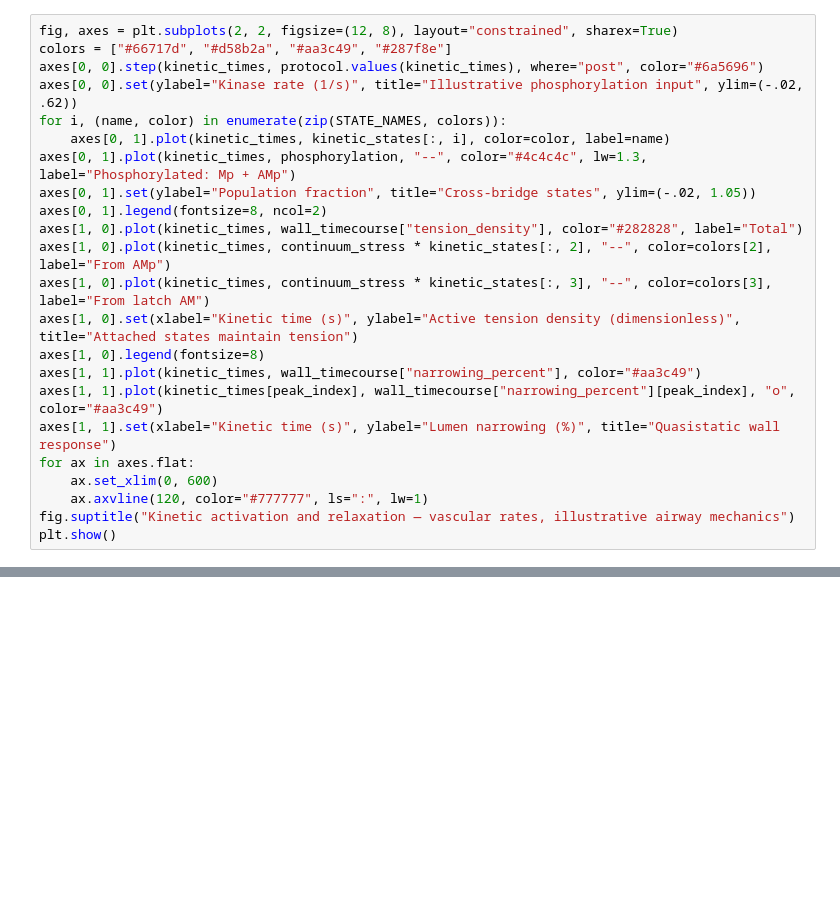
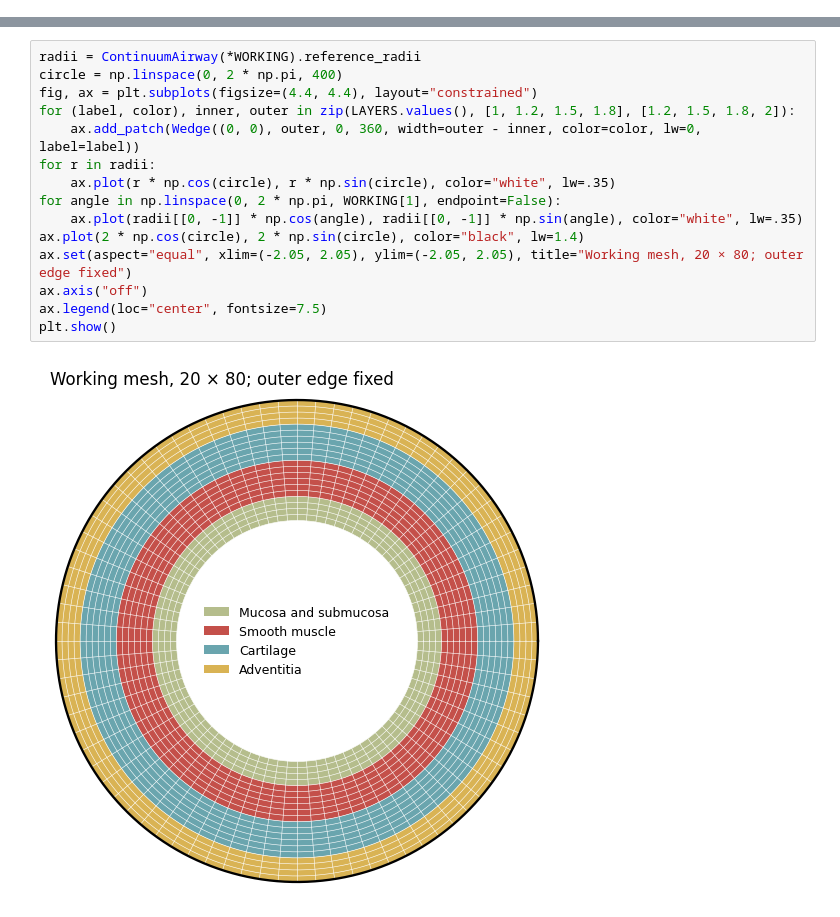
Before and after one commit to egbonjefri/airway_mechanobiology, a Jupyter notebook: backend/sim.ipynb, the cells around one changed output, grey strips where cells are left out. Cells and saved outputs as stored; diff of their text form; blank space fills up the shorter version.

```diff
--- a/backend/sim.ipynb
+++ b/backend/sim.ipynb
@@ -1882,23 +0,0 @@ Three kinetic snapshots pass the finest-mesh comparison; late 100 s tension rati
-# %%
-fig, axes = plt.subplots(2, 2, figsize=(12, 8), layout="constrained", sharex=True)
-colors = ["#66717d", "#d58b2a", "#aa3c49", "#287f8e"]
-axes[0, 0].step(kinetic_times, protocol.values(kinetic_times), where="post", color="#6a5696")
-axes[0, 0].set(ylabel="Kinase rate (1/s)", title="Illustrative phosphorylation input", ylim=(-.02, .62))
-for i, (name, color) in enumerate(zip(STATE_NAMES, colors)):
-    axes[0, 1].plot(kinetic_times, kinetic_states[:, i], color=color, label=name)
-axes[0, 1].plot(kinetic_times, phosphorylation, "--", color="#4c4c4c", lw=1.3, label="Phosphorylated: Mp + AMp")
-axes[0, 1].set(ylabel="Population fraction", title="Cross-bridge states", ylim=(-.02, 1.05))
-axes[0, 1].legend(fontsize=8, ncol=2)
-axes[1, 0].plot(kinetic_times, wall_timecourse["tension_density"], color="#282828", label="Total")
-axes[1, 0].plot(kinetic_times, continuum_stress * kinetic_states[:, 2], "--", color=colors[2], label="From AMp")
-axes[1, 0].plot(kinetic_times, continuum_stress * kinetic_states[:, 3], "--", color=colors[3], label="From latch AM")
-axes[1, 0].set(xlabel="Kinetic time (s)", ylabel="Active tension density (dimensionless)", title="Attached states maintain tension")
-axes[1, 0].legend(fontsize=8)
-axes[1, 1].plot(kinetic_times, wall_timecourse["narrowing_percent"], color="#aa3c49")
-axes[1, 1].plot(kinetic_times[peak_index], wall_timecourse["narrowing_percent"][peak_index], "o", color="#aa3c49")
-axes[1, 1].set(xlabel="Kinetic time (s)", ylabel="Lumen narrowing (%)", title="Quasistatic wall response")
-for ax in axes.flat:
-    ax.set_xlim(0, 600)
-    ax.axvline(120, color="#777777", ls=":", lw=1)
-fig.suptitle("Kinetic activation and relaxation — vascular rates, illustrative airway mechanics")
-plt.show()
@@ -2034,0 +68,17 @@ and regenerate those fixtures whenever the reference equations or parameters cha
+# %%
+radii = ContinuumAirway(*WORKING).reference_radii
+circle = np.linspace(0, 2 * np.pi, 400)
+fig, ax = plt.subplots(figsize=(4.4, 4.4), layout="constrained")
+for (label, color), inner, outer in zip(LAYERS.values(), [1, 1.2, 1.5, 1.8], [1.2, 1.5, 1.8, 2]):
+    ax.add_patch(Wedge((0, 0), outer, 0, 360, width=outer - inner, color=color, lw=0, label=label))
+for r in radii:
+    ax.plot(r * np.cos(circle), r * np.sin(circle), color="white", lw=.35)
+for angle in np.linspace(0, 2 * np.pi, WORKING[1], endpoint=False):
+    ax.plot(radii[[0, -1]] * np.cos(angle), radii[[0, -1]] * np.sin(angle), color="white", lw=.35)
+ax.plot(2 * np.cos(circle), 2 * np.sin(circle), color="black", lw=1.4)
+ax.set(aspect="equal", xlim=(-2.05, 2.05), ylim=(-2.05, 2.05), title="Working mesh, 20 × 80; outer edge fixed")
+ax.axis("off")
+ax.legend(loc="center", fontsize=7.5)
+plt.show()
+# %% [output]
+[figure, added]
```
Also changed, not shown: parts of 76 cells of this notebook, 13 other files.
